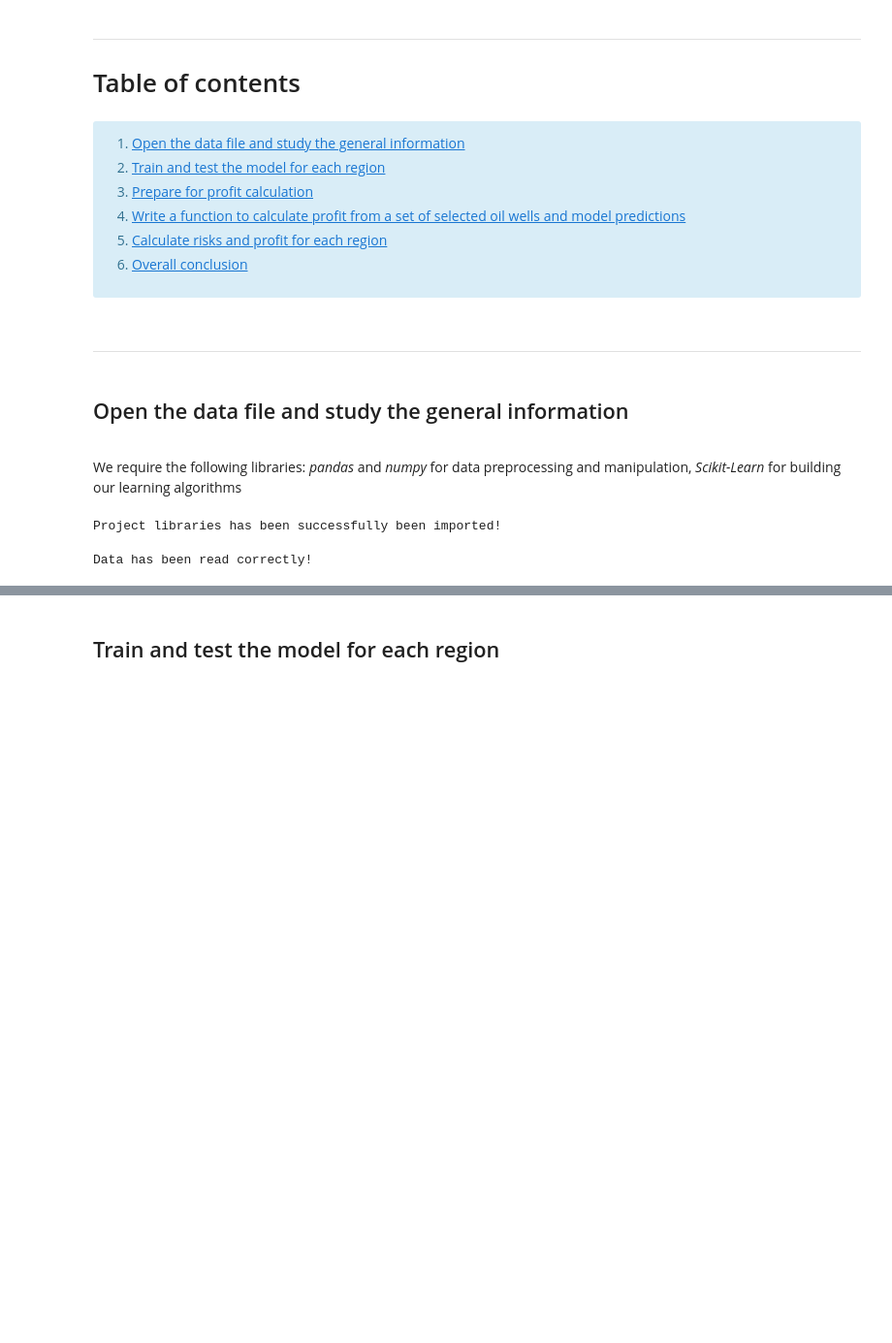
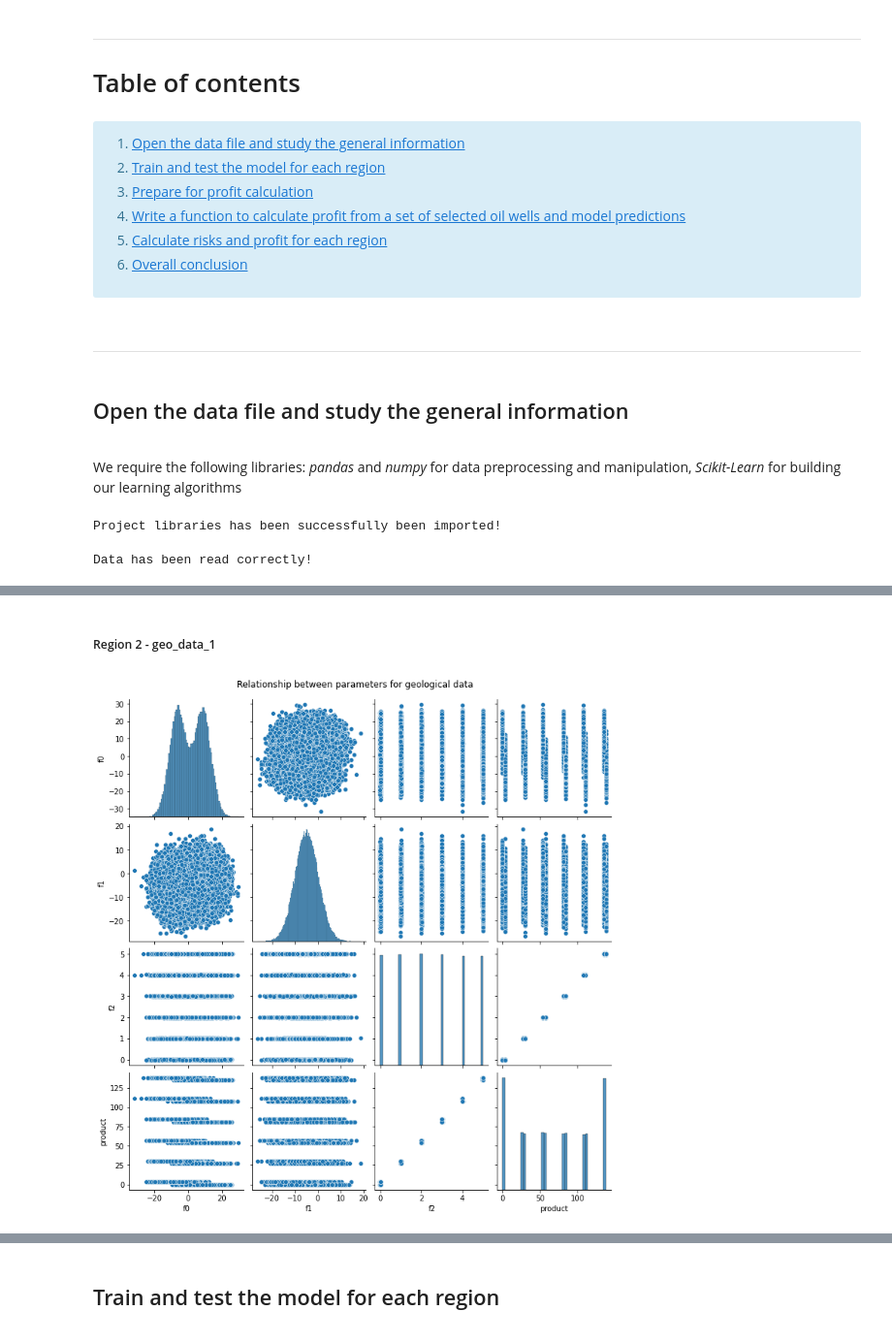
Before and after one commit to chuksoo/reservoir_optimizationML, a Jupyter notebook: oil_reserves_predictML.ipynb, the cells around one changed output, grey strips where cells are left out. Shown at 97% size. Saved outputs shown, nothing was run; the diff lists cells and outputs as text; code cells hidden in the pictures; blank space fills up the shorter version.

```diff
--- a/oil_reserves_predictML.ipynb
+++ b/oil_reserves_predictML.ipynb
@@ -230,0 +258,7 @@ From the general information about the dataset, we can see that the data does no
+# %% [markdown]
+##### Region 2 - geo_data_1
+# %%
+# pairplot for region 2
+pairplot(geo_data_1)
+# %% [output]
+[figure, added]
```
Also changed, not shown: parts of 34 cells of this notebook.
